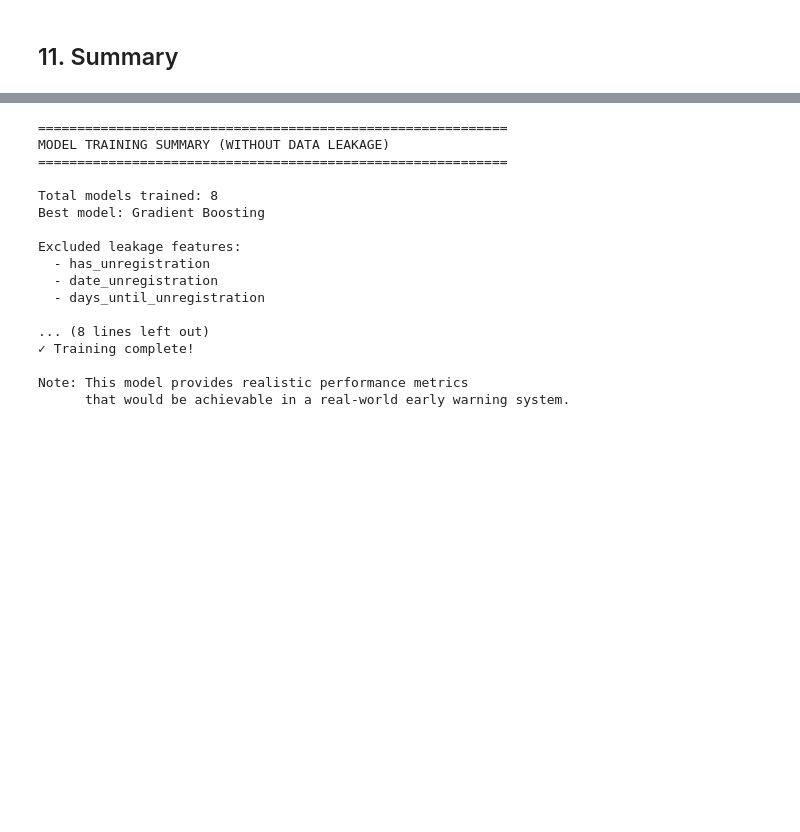
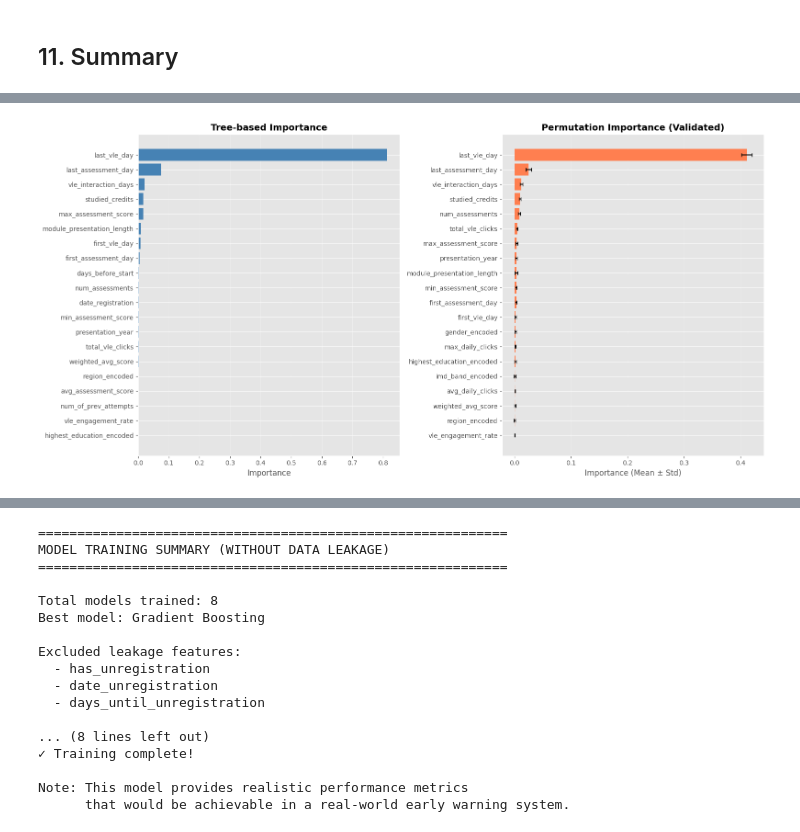
Before and after one commit to charakajg/uom-student-performance-analytics, a Jupyter notebook: pretests/charaka/analysis/dropout-prediction/model-training-no-leakage.ipynb, the cells around one changed output, grey strips where cells are left out. Cells and saved outputs as stored; diff of their text form; code cells hidden in the pictures; blank space fills up the shorter version.

Commit message:
Add analyisis on feature importance

```diff
--- a/pretests/charaka/analysis/dropout-prediction/model-training-no-leakage.ipynb
+++ b/pretests/charaka/analysis/dropout-prediction/model-training-no-leakage.ipynb
@@ -669,2 +1311,93 @@ print(f"\n✓ All files saved successfully!")
 # %% [markdown]
 ## 11. Summary
+# %%
+# Add Permutation Importance (more robust than tree-based importance)
+from sklearn.inspection import permutation_importance
+
+print("\n" + "=" * 60)
+print("PERMUTATION IMPORTANCE (Validation)")
+print("=" * 60)
+print("(More robust than tree-based importance - validates feature rankings)")
+
+# Determine task type and scoring metric
+task_type = 'classification'  # This is a classification task
+scoring_metric = 'f1' if task_type == 'classification' else 'r2'
+
+# Compute permutation importance on validation set
+perm_importance = permutation_importance(
+    best_model,
+    X_val,
+    y_val,
+    n_repeats=10,
+    random_state=42,
+    scoring=scoring_metric,
+    n_jobs=-1
+)
+
+# Create DataFrame
+perm_importance_df = pd.DataFrame({
+    'feature': X.columns,
+    'importance_mean': perm_importance.importances_mean,
+    'importance_std': perm_importance.importances_std
+}).sort_values('importance_mean', ascending=False)
+
+print("\nTop 20 Features by Permutation Importance:")
+print(perm_importance_df.head(20).to_string(index=False))
+
+# Visualize comparison
+fig, axes = plt.subplots(1, 2, figsize=(16, 8))
+
+# Tree-based importance (if available)
+if hasattr(best_model, 'feature_importances_'):
+    top_tree = feature_importance.head(20)
+    axes[0].barh(range(len(top_tree)), top_tree['importance'], color='steelblue')
+    axes[0].set_yticks(range(len(top_tree)))
+    axes[0].set_yticklabels(top_tree['feature'])
+    axes[0].set_xlabel('Importance', fontsize=12)
+    axes[0].set_title('Tree-based Importance', fontsize=14, fontweight='bold')
+    axes[0].invert_yaxis()
+    axes[0].grid(axis='x', alpha=0.3)
+
+# Permutation importance
+top_perm = perm_importance_df.head(20)
+axes[1].barh(range(len(top_perm)), top_perm['importance_mean'],
+             xerr=top_perm['importance_std'], color='coral', capsize=3)
+axes[1].set_yticks(range(len(top_perm)))
+axes[1].set_yticklabels(top_perm['feature'])
+axes[1].set_xlabel('Importance (Mean ± Std)', fontsize=12)
+axes[1].set_title('Permutation Importance (Validated)', fontsize=14, fontweight='bold')
+axes[1].invert_yaxis()
+axes[1].grid(axis='x', alpha=0.3)
+
+plt.tight_layout()
+plt.show()
+
+# Compare rankings
+print("\n" + "=" * 60)
+print("RANKING COMPARISON")
+print("=" * 60)
+if hasattr(best_model, 'feature_importances_'):
+    comparison = pd.DataFrame({
+        'feature': X.columns,
+        'tree_rank': feature_importance.reset_index(drop=True).index + 1,
+        'perm_rank': perm_importance_df.reset_index(drop=True).index + 1
+    })
+    comparison['rank_diff'] = abs(comparison['tree_rank'] - comparison['perm_rank'])
+    print("\nTop 10 features with largest ranking differences:")
+    print(comparison.nlargest(10, 'rank_diff')[['feature', 'tree_rank', 'perm_rank', 'rank_diff']].to_string(index=False))
+elif hasattr(best_model, 'coef_'):
+    # For linear models, compare coefficient-based ranking
+    coef_importance = pd.DataFrame({
+        'feature': X.columns,
+        'coef_abs': np.abs(best_model.coef_[0])
+    }).sort_values('coef_abs', ascending=False)
+
+    comparison = pd.DataFrame({
+        'feature': X.columns,
+        'coef_rank': coef_importance.reset_index(drop=True).index + 1,
+        'perm_rank': perm_importance_df.reset_index(drop=True).index + 1
+    })
+    comparison['rank_diff'] = abs(comparison['coef_rank'] - comparison['perm_rank'])
+    print("\nTop 10 features with largest ranking differences:")
+    print(comparison.nlargest(10, 'rank_diff')[['feature', 'coef_rank', 'perm_rank', 'rank_diff']].to_string(index=False))
+# %% [output]
@@ -670,0 +1421 @@ print(f"\n✓ All files saved successfully!")
+[figure, added]
```
Also changed, not shown: parts of 11 cells of this notebook, 1 other file.
